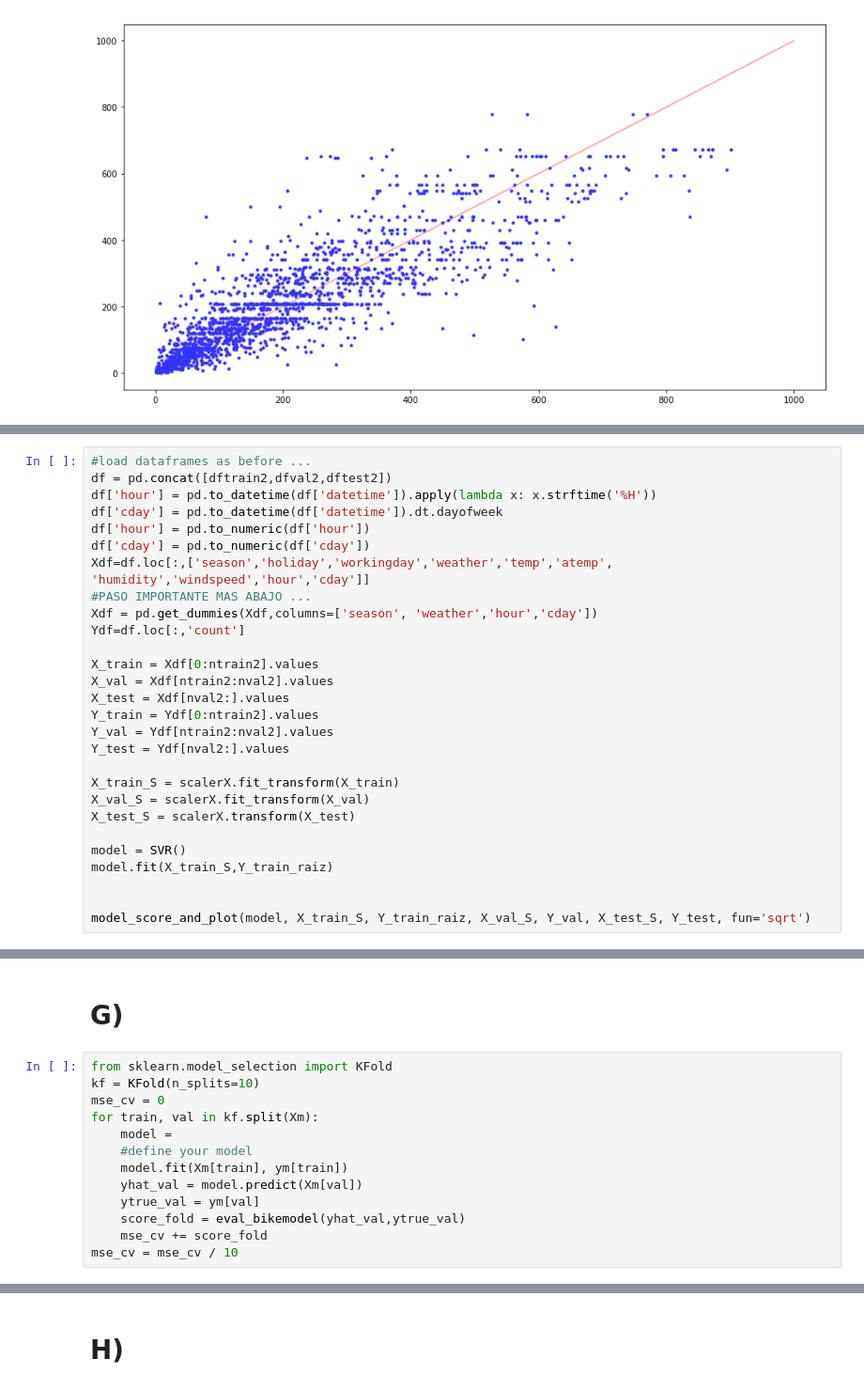
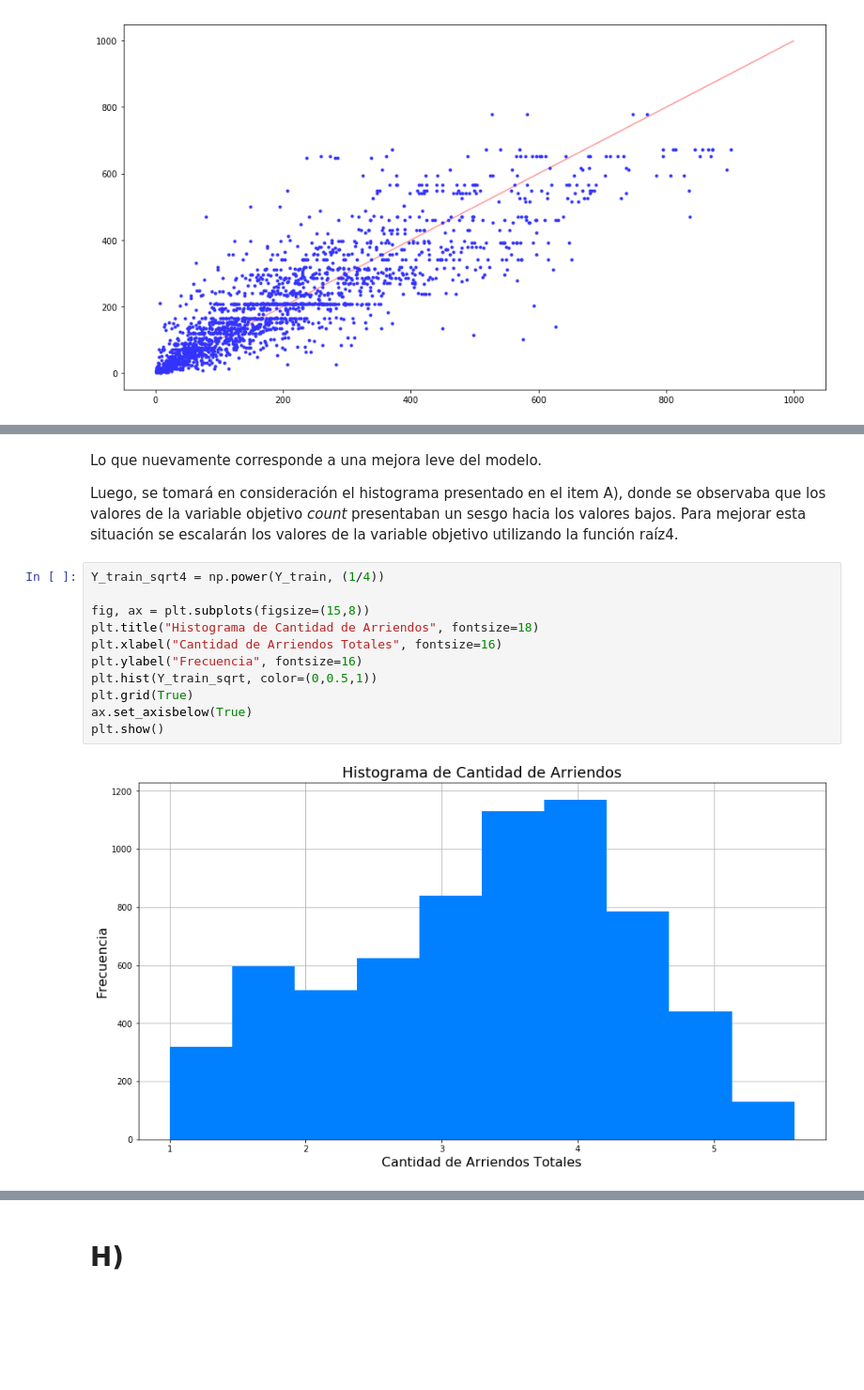
Before and after one commit to JavierL1/Tarea3-INF393, a Jupyter notebook: Parte2.ipynb, the cells around one changed output, grey strips where cells are left out. Shown at 94% size. Saved outputs shown, nothing was run; the diff lists cells and outputs as text; blank space fills up the shorter version.

```diff
--- a/Parte2.ipynb
+++ b/Parte2.ipynb
@@ -912,29 +795,0 @@ KAGG EVAL TEST       = 0.711
-# %%
-#load dataframes as before ...
-df = pd.concat([dftrain2,dfval2,dftest2])
-df['hour'] = pd.to_datetime(df['datetime']).apply(lambda x: x.strftime('%H'))
-df['cday'] = pd.to_datetime(df['datetime']).dt.dayofweek
-df['hour'] = pd.to_numeric(df['hour'])
-df['cday'] = pd.to_numeric(df['cday'])
-Xdf=df.loc[:,['season','holiday','workingday','weather','temp','atemp',
-'humidity','windspeed','hour','cday']]
-#PASO IMPORTANTE MAS ABAJO ...
-Xdf = pd.get_dummies(Xdf,columns=['season', 'weather','hour','cday'])
-Ydf=df.loc[:,'count']
-
-X_train = Xdf[0:ntrain2].values
-X_val = Xdf[ntrain2:nval2].values
-X_test = Xdf[nval2:].values
-Y_train = Ydf[0:ntrain2].values
-Y_val = Ydf[ntrain2:nval2].values
-Y_test = Ydf[nval2:].values
-
-X_train_S = scalerX.fit_transform(X_train)
-X_val_S = scalerX.fit_transform(X_val)
-X_test_S = scalerX.transform(X_test)
-
-model = SVR()
-model.fit(X_train_S,Y_train_raiz)
-
-
-model_score_and_plot(model, X_train_S, Y_train_raiz, X_val_S, Y_val, X_test_S, Y_test, fun='sqrt')
@@ -964,15 +796,17 @@ KAGG EVAL TEST       = 0.447
-# %% [markdown]
-# G)
-# %%
-from sklearn.model_selection import KFold
-kf = KFold(n_splits=10)
-mse_cv = 0
-for train, val in kf.split(Xm):
-    model =
-    #define your model
-    model.fit(Xm[train], ym[train])
-    yhat_val = model.predict(Xm[val])
-    ytrue_val = ym[val]
-    score_fold = eval_bikemodel(yhat_val,ytrue_val)
-    mse_cv += score_fold
-mse_cv = mse_cv / 10
+# %% [markdown]
+Lo que nuevamente corresponde a una mejora leve del modelo.
+
+Luego, se tomará en consideración el histograma presentado en el item A), donde se observaba que los valores de la variable objetivo *count* presentaban un sesgo hacia los valores bajos. Para mejorar esta situación se escalarán los valores de la variable objetivo utilizando la función raíz4.
+# %%
+Y_train_sqrt4 = np.power(Y_train, (1/4))
+
+fig, ax = plt.subplots(figsize=(15,8))
+plt.title("Histograma de Cantidad de Arriendos", fontsize=18)
+plt.xlabel("Cantidad de Arriendos Totales", fontsize=16)
+plt.ylabel("Frecuencia", fontsize=16)
+plt.hist(Y_train_sqrt, color=(0,0.5,1))
+plt.grid(True)
+ax.set_axisbelow(True)
+plt.show()
+# %% [output]
+[figure, added]
```
Also changed, not shown: parts of 46 cells of this notebook.
